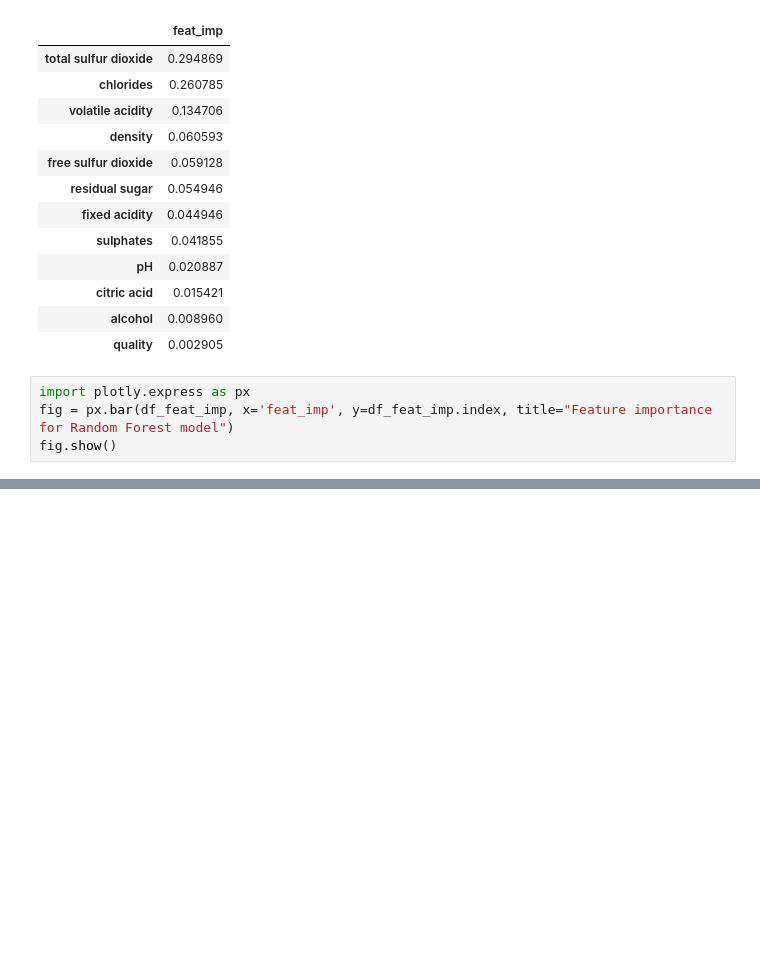
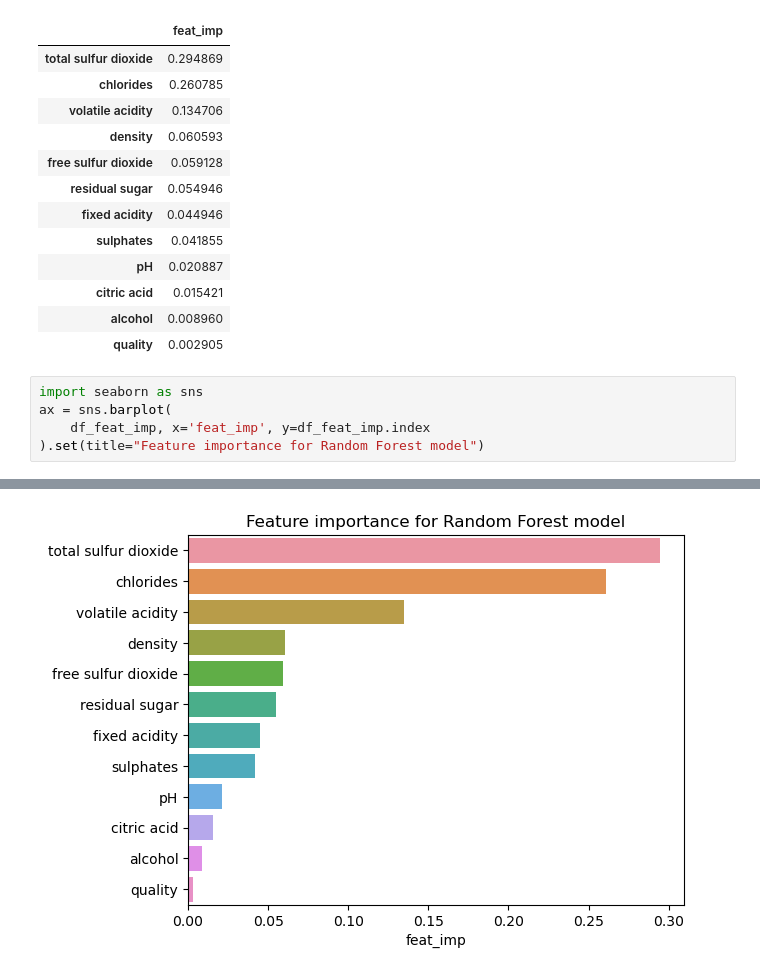
Before and after one commit to vnarvaezt/sample_data_explo_wine_quality_dataset, a Jupyter notebook: notebooks/modeling.ipynb, the cells around one changed output, grey strips where cells are left out. Saved outputs shown, nothing was run; the diff lists cells and outputs as text; blank space fills up the shorter version.

```diff
--- a/notebooks/preprocessing.ipynb
+++ b/notebooks/modeling.ipynb
@@ -373,7 +370,8 @@ df_feat_imp
 | alcohol | 0.008960 |
 | quality | 0.002905 |
 # %%
-import plotly.express as px
-fig = px.bar(df_feat_imp, x='feat_imp', y=df_feat_imp.index, title="Feature importance for Random Forest model")
-fig.show()
+import seaborn as sns
+ax = sns.barplot(
+    df_feat_imp, x='feat_imp', y=df_feat_imp.index
+).set(title="Feature importance for Random Forest model")
 # %% [output]
@@ -380,0 +378 @@ fig.show()
+[figure, added]
```
Also changed, not shown: parts of 4 cells of this notebook, 1 other file.
